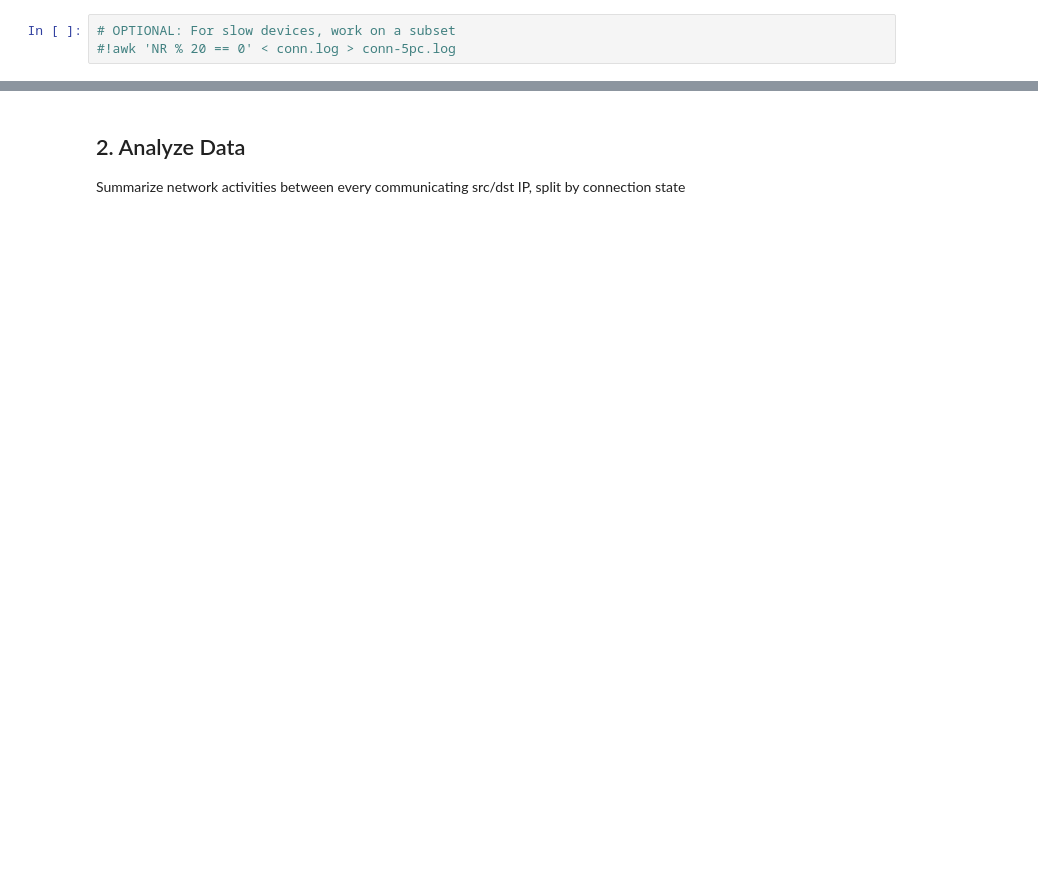
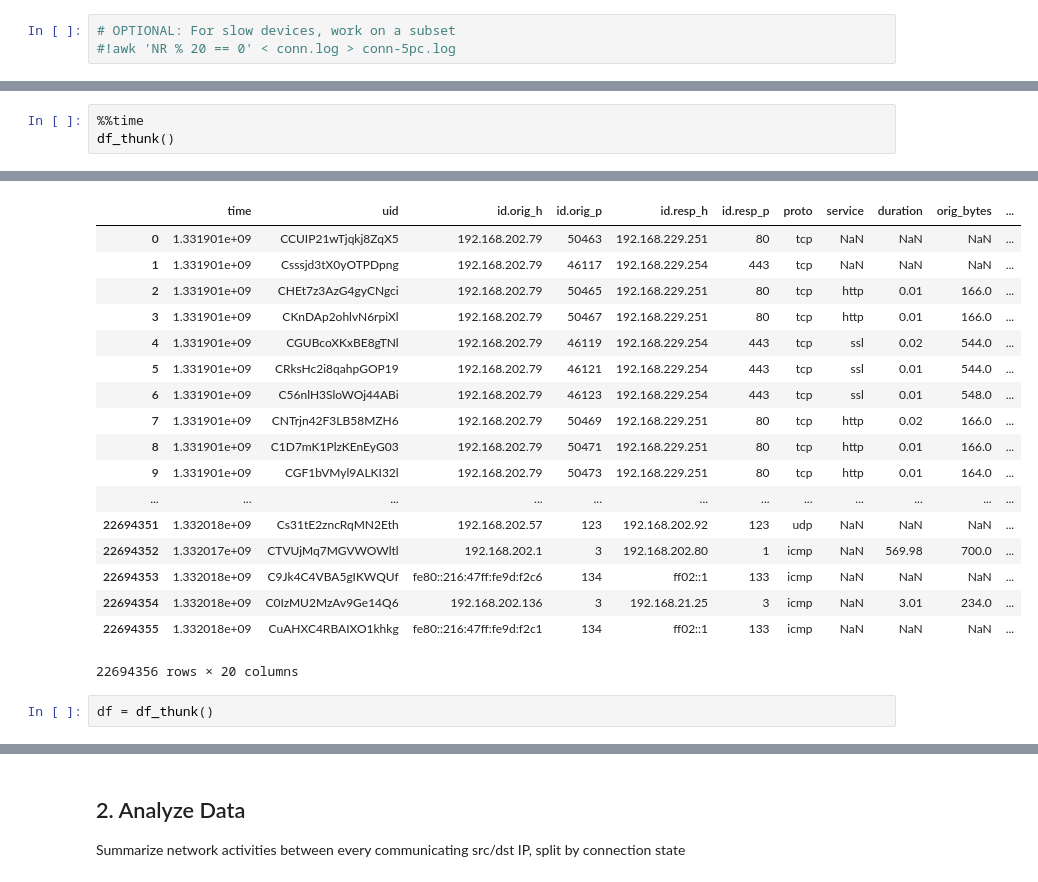
Before and after one commit to graphistry/pygraphistry, a Jupyter notebook: demos/demos_databases_apis/gpu_rapids/part_i_cpu_pandas.ipynb, the cells around one changed output, grey strips where cells are left out. Drawn from its saved outputs; the diff is of its cells as text; blank space fills up the shorter version.

```diff
--- a/demos/demos_databases_apis/gpu_rapids/part_i_cpu_pandas.ipynb
+++ b/demos/demos_databases_apis/gpu_rapids/part_i_cpu_pandas.ipynb
@@ -58,0 +55,4 @@ Wall time: 3.98 s
+# %%
+%%time
+df_thunk()
+# %% [output]
@@ -59,3 +61,23 @@ Wall time: 3.98 s
+|  | time | uid | id.orig_h | id.orig_p | id.resp_h | id.resp_p | proto | service | duration | orig_bytes | ... |
+| 0 | 1.331901e+09 | CCUIP21wTjqkj8ZqX5 | 192.168.202.79 | 50463 | 192.168.229.251 | 80 | tcp | NaN | NaN | NaN | ... |
+| 1 | 1.331901e+09 | Csssjd3tX0yOTPDpng | 192.168.202.79 | 46117 | 192.168.229.254 | 443 | tcp | NaN | NaN | NaN | ... |
+| 2 | 1.331901e+09 | CHEt7z3AzG4gyCNgci | 192.168.202.79 | 50465 | 192.168.229.251 | 80 | tcp | http | 0.01 | 166.0 | ... |
+| 3 | 1.331901e+09 | CKnDAp2ohlvN6rpiXl | 192.168.202.79 | 50467 | 192.168.229.251 | 80 | tcp | http | 0.01 | 166.0 | ... |
+| 4 | 1.331901e+09 | CGUBcoXKxBE8gTNl | 192.168.202.79 | 46119 | 192.168.229.254 | 443 | tcp | ssl | 0.02 | 544.0 | ... |
+| 5 | 1.331901e+09 | CRksHc2i8qahpGOP19 | 192.168.202.79 | 46121 | 192.168.229.254 | 443 | tcp | ssl | 0.01 | 544.0 | ... |
+| 6 | 1.331901e+09 | C56nlH3SloWOj44ABi | 192.168.202.79 | 46123 | 192.168.229.254 | 443 | tcp | ssl | 0.01 | 548.0 | ... |
+| 7 | 1.331901e+09 | CNTrjn42F3LB58MZH6 | 192.168.202.79 | 50469 | 192.168.229.251 | 80 | tcp | http | 0.02 | 166.0 | ... |
+| 8 | 1.331901e+09 | C1D7mK1PlzKEnEyG03 | 192.168.202.79 | 50471 | 192.168.229.251 | 80 | tcp | http | 0.01 | 166.0 | ... |
+| 9 | 1.331901e+09 | CGF1bVMyl9ALKI32l | 192.168.202.79 | 50473 | 192.168.229.251 | 80 | tcp | http | 0.01 | 164.0 | ... |
+| ... | ... | ... | ... | ... | ... | ... | ... | ... | ... | ... | ... |
+| 22694351 | 1.332018e+09 | Cs31tE2zncRqMN2Eth | 192.168.202.57 | 123 | 192.168.202.92 | 123 | udp | NaN | NaN | NaN | ... |
+| 22694352 | 1.332017e+09 | CTVUjMq7MGVWOWltl | 192.168.202.1 | 3 | 192.168.202.80 | 1 | icmp | NaN | 569.98 | 700.0 | ... |
+| 22694353 | 1.332018e+09 | C9Jk4C4VBA5gIKWQUf | fe80::216:47ff:fe9d:f2c6 | 134 | ff02::1 | 133 | icmp | NaN | NaN | NaN | ... |
+| 22694354 | 1.332018e+09 | C0IzMU2MzAv9Ge14Q6 | 192.168.202.136 | 3 | 192.168.21.25 | 3 | icmp | NaN | 3.01 | 234.0 | ... |
+| 22694355 | 1.332018e+09 | CuAHXC4RBAIXO1khkg | fe80::216:47ff:fe9d:f2c1 | 134 | ff02::1 | 133 | icmp | NaN | NaN | NaN | ... |
+22694356 rows × 20 columns
+# %%
+df = df_thunk()
 # %%
 df.sample(3)
 # %% [output]
```
Also changed, not shown: parts of 12 cells of this notebook.
